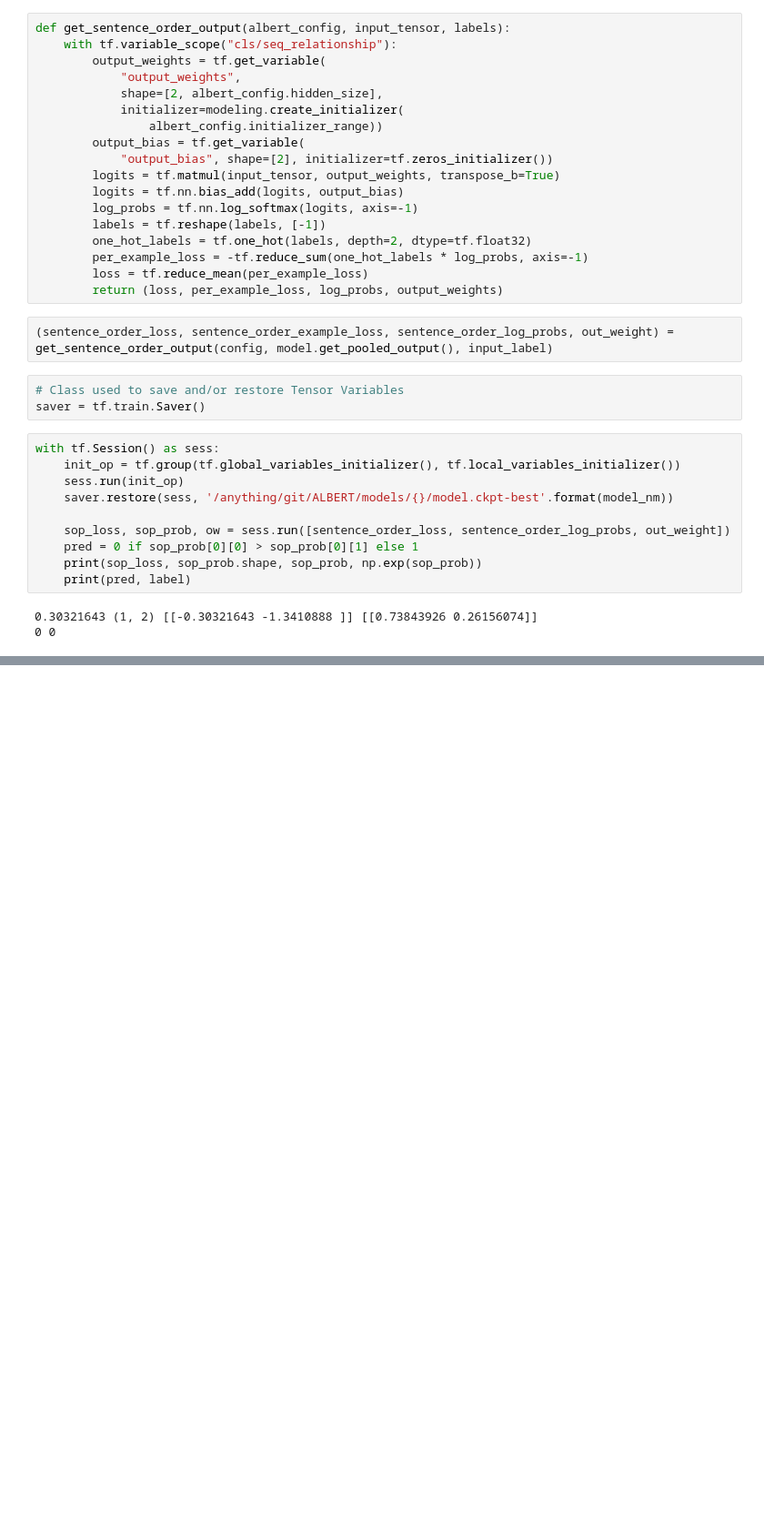
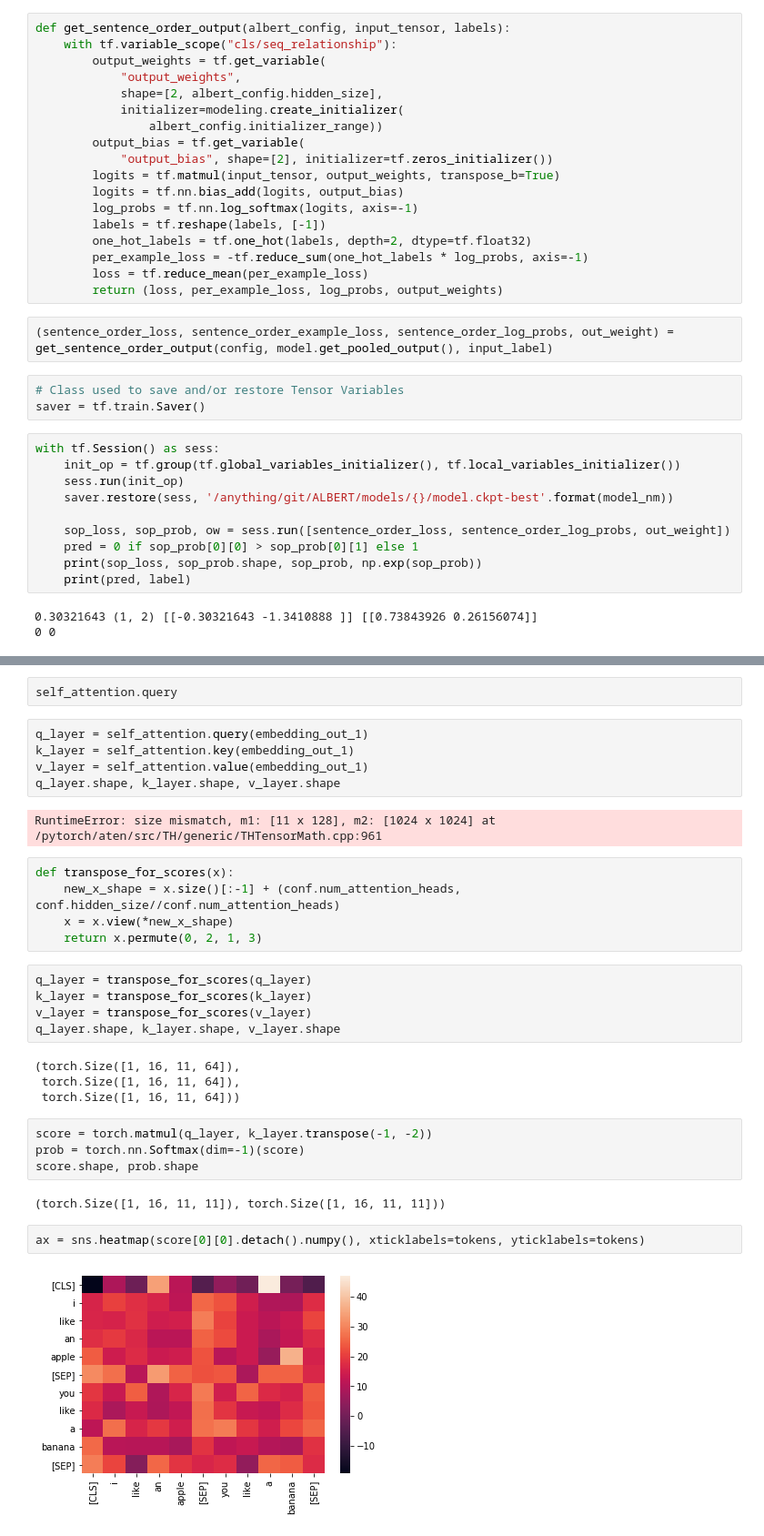
Before and after one commit to jinkilee/LaH, a Jupyter notebook: ipynb/albert.ipynb, the cells around one changed output, grey strips where cells are left out. Shown at 91% size. Drawn from its saved outputs; the diff is of its cells as text; blank space fills up the shorter version.

```diff
--- a/ipynb/albert.ipynb
+++ b/ipynb/albert.ipynb
@@ -267,0 +334,33 @@ with tf.Session() as sess:
+# %%
+self_attention.query
+# %%
+q_layer = self_attention.query(embedding_out_1)
+k_layer = self_attention.key(embedding_out_1)
+v_layer = self_attention.value(embedding_out_1)
+q_layer.shape, k_layer.shape, v_layer.shape
+# %% [output]
+RuntimeError: size mismatch, m1: [11 x 128], m2: [1024 x 1024] at /pytorch/aten/src/TH/generic/THTensorMath.cpp:961
+# %%
+def transpose_for_scores(x):
+    new_x_shape = x.size()[:-1] + (conf.num_attention_heads, conf.hidden_size//conf.num_attention_heads)
+    x = x.view(*new_x_shape)
+    return x.permute(0, 2, 1, 3)
+# %%
+q_layer = transpose_for_scores(q_layer)
+k_layer = transpose_for_scores(k_layer)
+v_layer = transpose_for_scores(v_layer)
+q_layer.shape, k_layer.shape, v_layer.shape
+# %% [output]
+(torch.Size([1, 16, 11, 64]),
+ torch.Size([1, 16, 11, 64]),
+ torch.Size([1, 16, 11, 64]))
+# %%
+score = torch.matmul(q_layer, k_layer.transpose(-1, -2))
+prob = torch.nn.Softmax(dim=-1)(score)
+score.shape, prob.shape
+# %% [output]
+(torch.Size([1, 16, 11, 11]), torch.Size([1, 16, 11, 11]))
+# %%
+ax = sns.heatmap(score[0][0].detach().numpy(), xticklabels=tokens, yticklabels=tokens)
+# %% [output]
+[figure, added]
```
Also changed, not shown: parts of 16 cells of this notebook, 2 other files.
